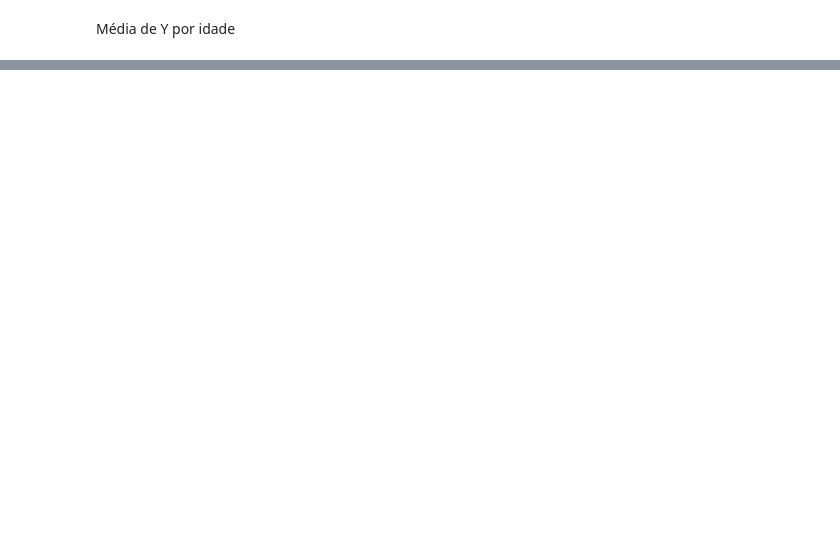
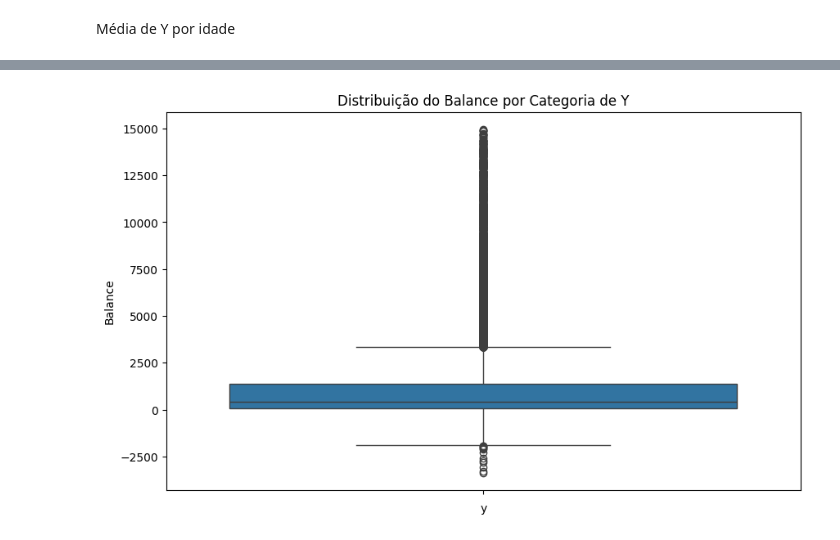
Before and after one commit to jvmilaUSP/projetoTuringAcademy, a Jupyter notebook: AnaliseLimpezaDados.ipynb, the cells around one changed output, grey strips where cells are left out. Drawn from its saved outputs; the diff is of its cells as text; code cells hidden in the pictures; blank space fills up the shorter version.

```diff
--- a/AnaliseLimpezaDados.ipynb
+++ b/AnaliseLimpezaDados.ipynb
@@ -300,0 +406,13 @@ plt.show()
+# %%
+plt.figure(figsize=(10, 6))
+sns.boxplot(y='balance', data=df_clean)
+
+# Títulos e rótulos
+plt.title('Distribuição do Balance por Categoria de Y')
+plt.xlabel('y')
+plt.ylabel('Balance')
+
+# Exibindo o gráfico
+plt.show()
+# %% [output]
+[figure, added]
```
Also changed, not shown: parts of 14 cells of this notebook.
